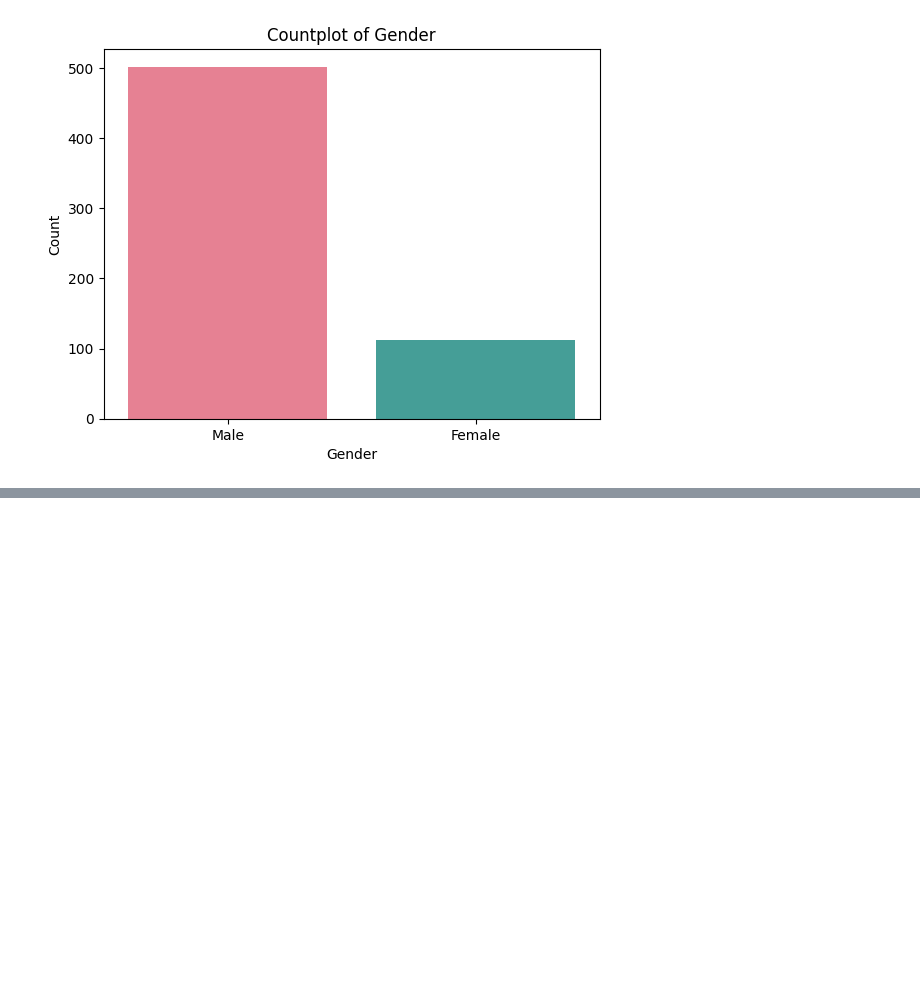
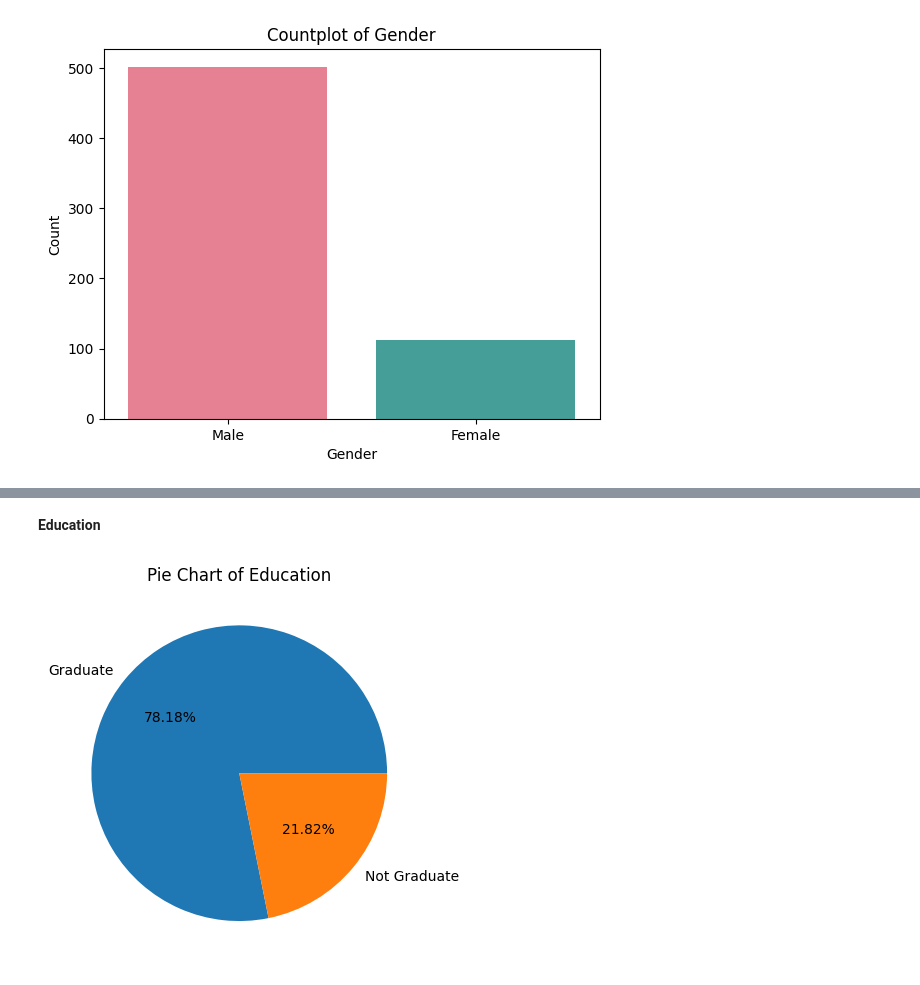
Before and after one commit to Saisha0512/Loan_Prediction_Model, a Jupyter notebook: Loan_Prediction_Model.ipynb, the cells around one changed output, grey strips where cells are left out. Cells and saved outputs as stored; diff of their text form; code cells hidden in the pictures; blank space fills up the shorter version.

```diff
--- a/Loan_Prediction_Model.ipynb
+++ b/Loan_Prediction_Model.ipynb
@@ -196,0 +221,9 @@ plt.show()
+# %% [markdown]
+**Education**
+# %%
+# Pie chart to disply the ratio of applicants based on Education :
+plt.pie(df['Education'].value_counts(), labels = df['Education'].value_counts().index, autopct = '%1.2f%%')
+plt.title('Pie Chart of Education')
+plt.show()
+# %% [output]
+[figure, added]
```
Also changed, not shown: parts of 28 cells of this notebook.
